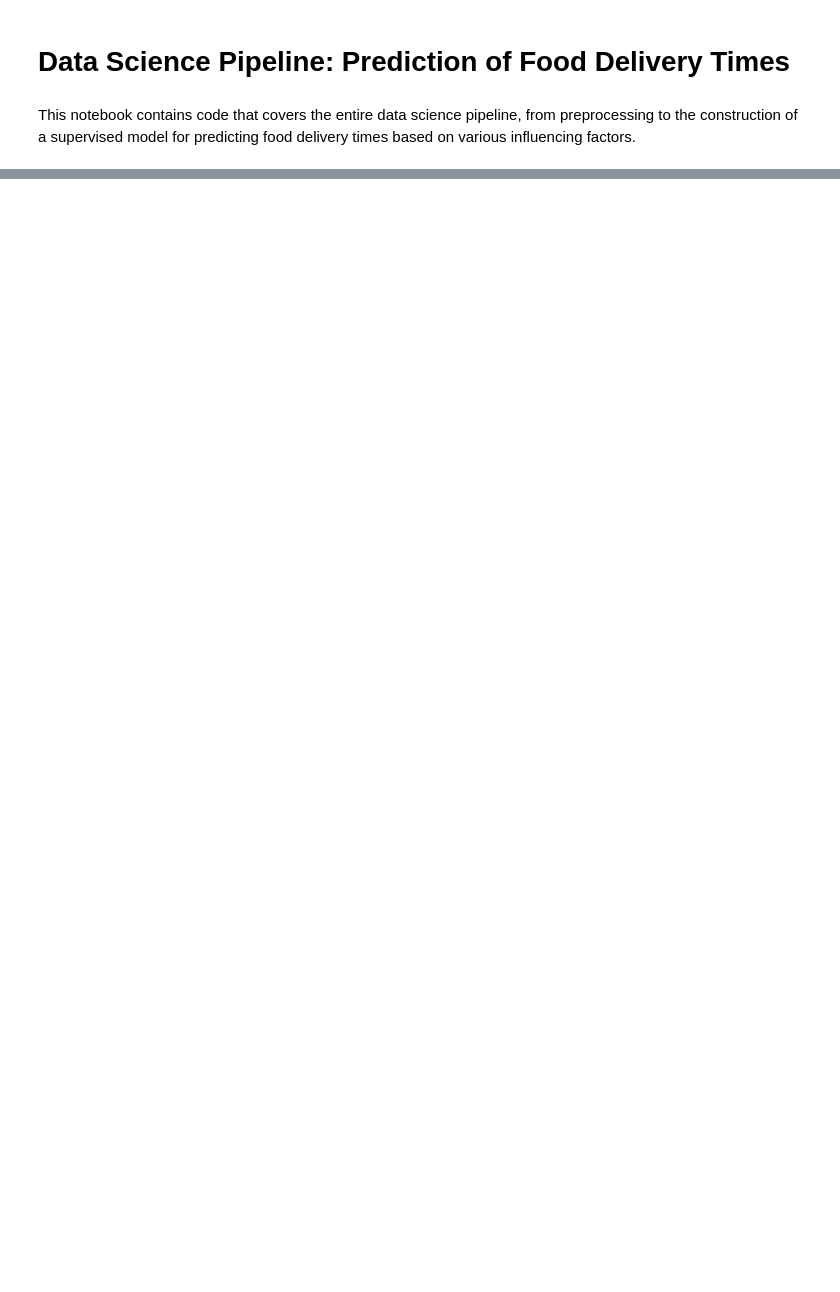
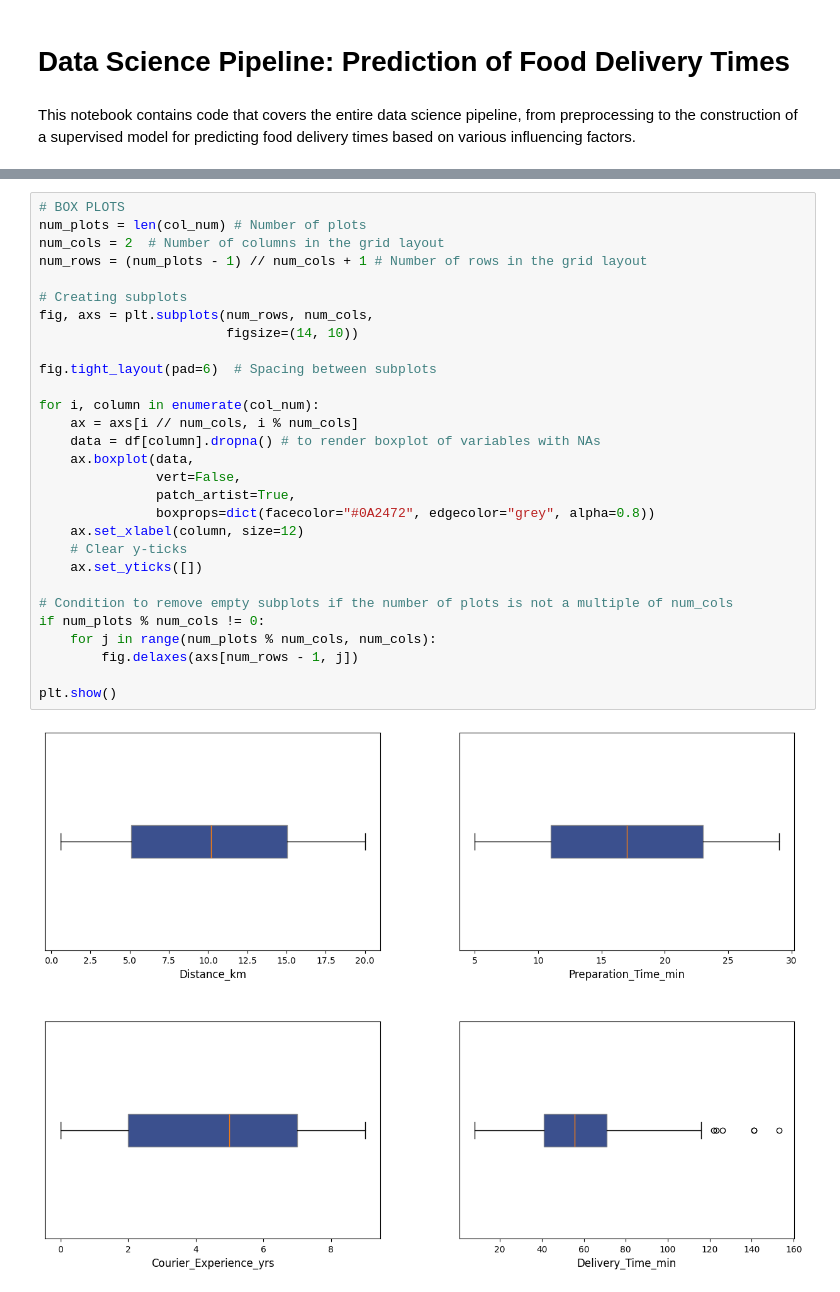
Before and after one commit to AnnieEBP/food-delivery-time-prediction-pg, a Jupyter notebook: model_pipeline/model_pipeline.ipynb, the cells around one changed output, grey strips where cells are left out. Saved outputs shown, nothing was run; the diff lists cells and outputs as text; blank space fills up the shorter version.

```diff
--- a/model_pipeline/model_pipeline.ipynb
+++ b/model_pipeline/model_pipeline.ipynb
@@ -16,0 +123,31 @@ raw.head()
+# %%
+# BOX PLOTS
+num_plots = len(col_num) # Number of plots
+num_cols = 2  # Number of columns in the grid layout
+num_rows = (num_plots - 1) // num_cols + 1 # Number of rows in the grid layout
+
+# Creating subplots
+fig, axs = plt.subplots(num_rows, num_cols,
+                        figsize=(14, 10))
+
+fig.tight_layout(pad=6)  # Spacing between subplots
+
+for i, column in enumerate(col_num):
+    ax = axs[i // num_cols, i % num_cols]
+    data = df[column].dropna() # to render boxplot of variables with NAs
+    ax.boxplot(data,
+               vert=False,
+               patch_artist=True,
+               boxprops=dict(facecolor="#0A2472", edgecolor="grey", alpha=0.8))
+    ax.set_xlabel(column, size=12)
+    # Clear y-ticks
+    ax.set_yticks([])
+
+# Condition to remove empty subplots if the number of plots is not a multiple of num_cols
+if num_plots % num_cols != 0:
+    for j in range(num_plots % num_cols, num_cols):
+        fig.delaxes(axs[num_rows - 1, j])
+
+plt.show()
+# %% [output]
+[figure, added]
```
Also changed, not shown: parts of 52 cells of this notebook.
